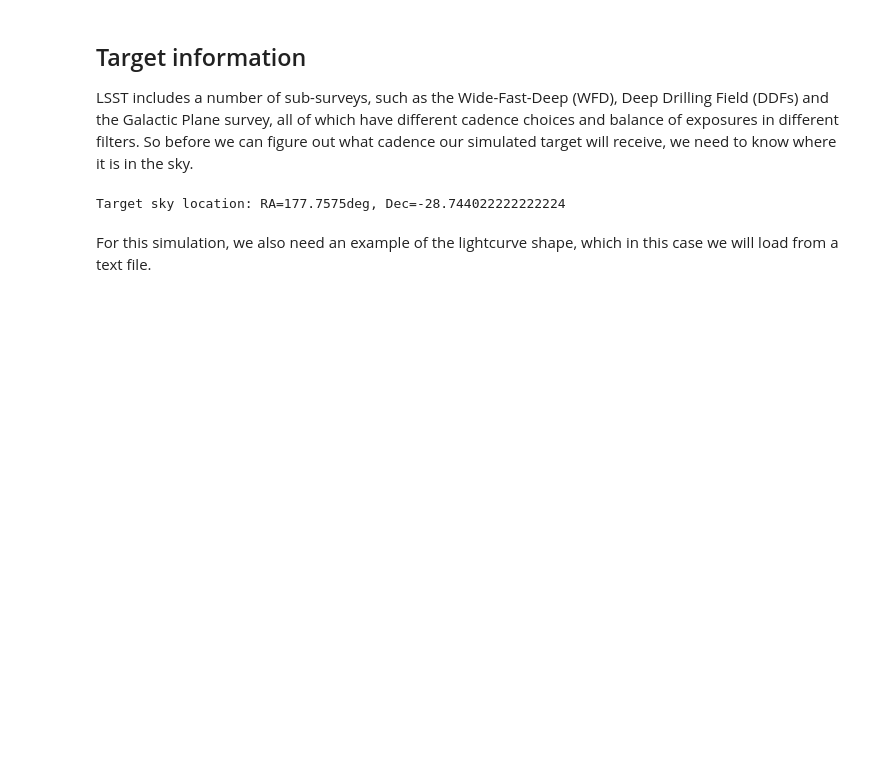
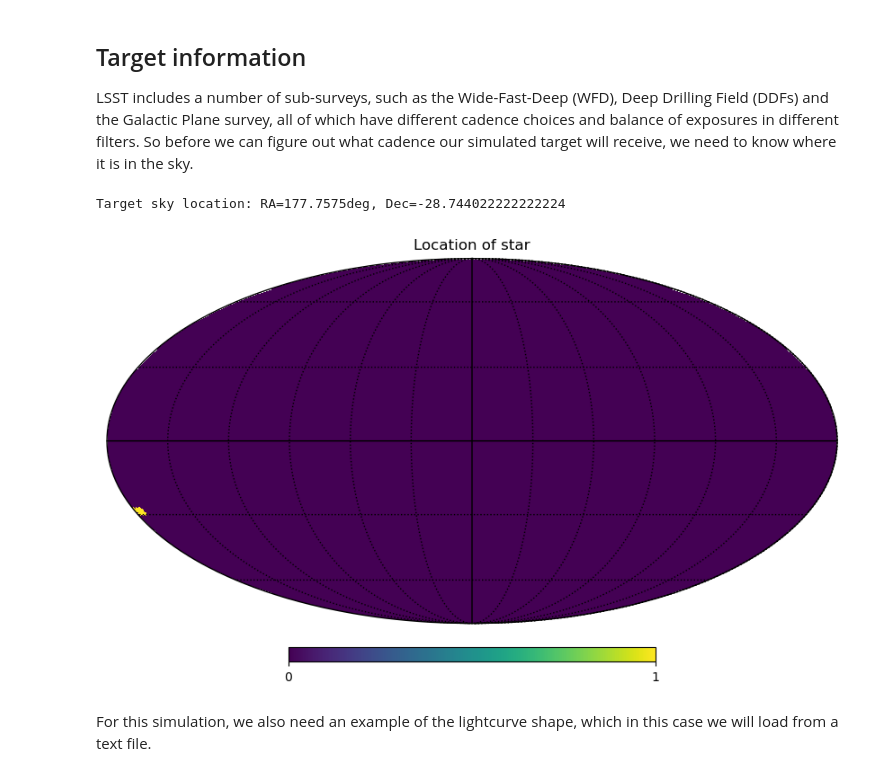
Before and after one commit to rachel3834/bitbucket, a Jupyter notebook: simulated_rubin_sne_lightcurve.ipynb, the cells around one changed output. Drawn from its saved outputs; the diff is of its cells as text; code cells hidden in the pictures; blank space fills up the shorter version.

```diff
--- a/simulated_rubin_sne_lightcurve.ipynb
+++ b/simulated_rubin_sne_lightcurve.ipynb
@@ -68,6 +70,27 @@ distance_modulus = 31.75
 Av = 0.29
 # %% [output]
 Target sky location: RA=177.7575deg, Dec=-28.744022222222224
+# %%
+# Plot location on HEALpixel map for comparison with the spatial visit maps
+NSIDE = 64
+NPIX = hp.nside2npix(NSIDE)
+phi = np.deg2rad(target.ra.deg)
+theta = (np.pi/2.0) - np.deg2rad(target.dec.deg)
+radius = max(np.deg2rad(2.0),
+             np.deg2rad(hp.max_pixrad(NSIDE,degrees=True)/2.0))
+xyz = hp.ang2vec(theta, phi)
+pixels = hp.query_disc(NSIDE, xyz, radius)
+
+map = np.zeros(NPIX)
+map[pixels] = 1.0
+
+hp.mollview(map, title='Location of star')
+hp.graticule()
+plt.tight_layout()
+#plt.show()
+plt.savefig('/Users/rstreet/cassiopeia/GrantProposals/2024/NSF_AAG/Howell_proposal/target_location.png')
+# %% [output]
+[figure, added]
 # %% [markdown]
 For this simulation, we also need an example of the lightcurve shape, which in this case we will load from a text file.
 # %%
```
Also changed, not shown: parts of 6 cells of this notebook, 1 other file.
